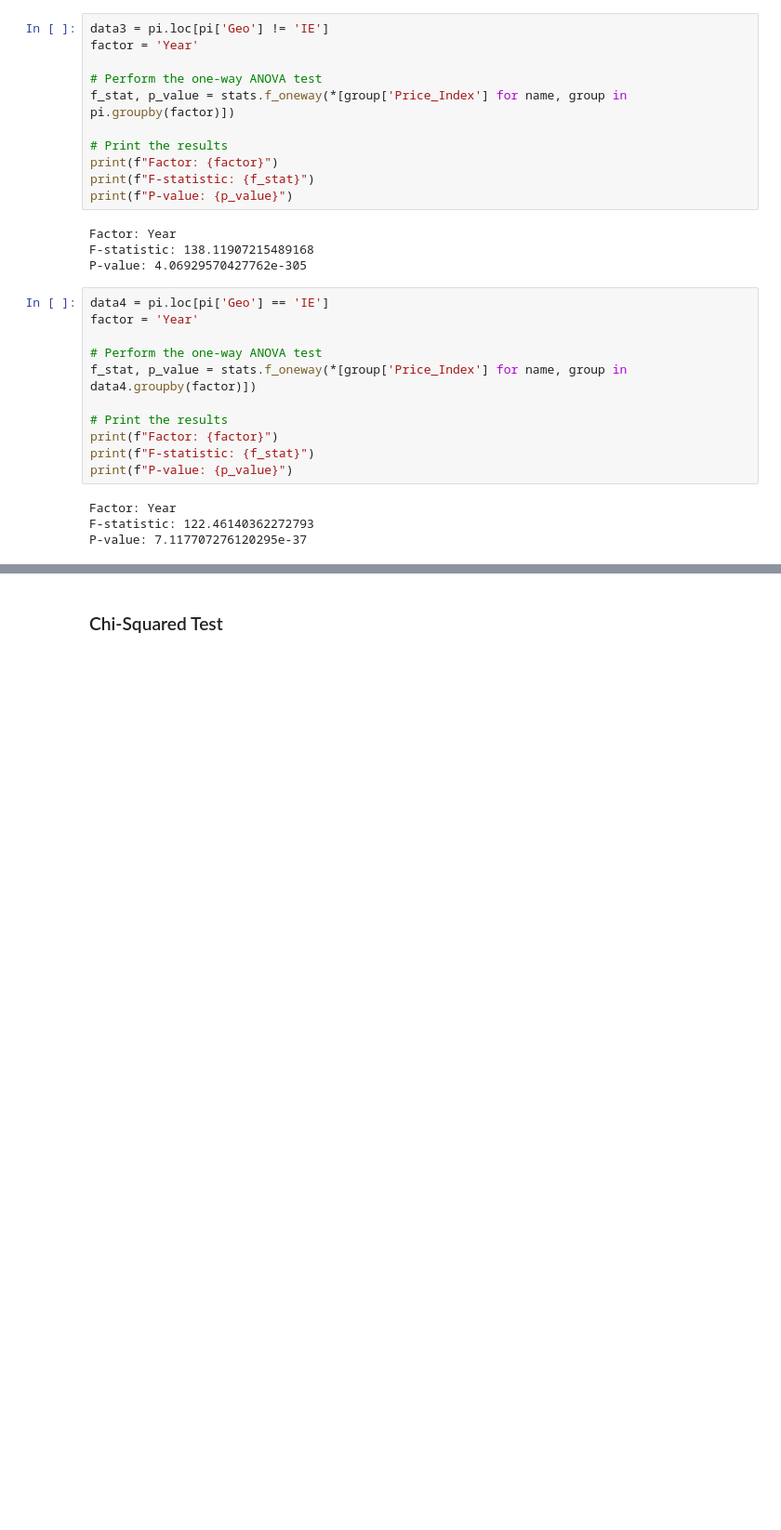
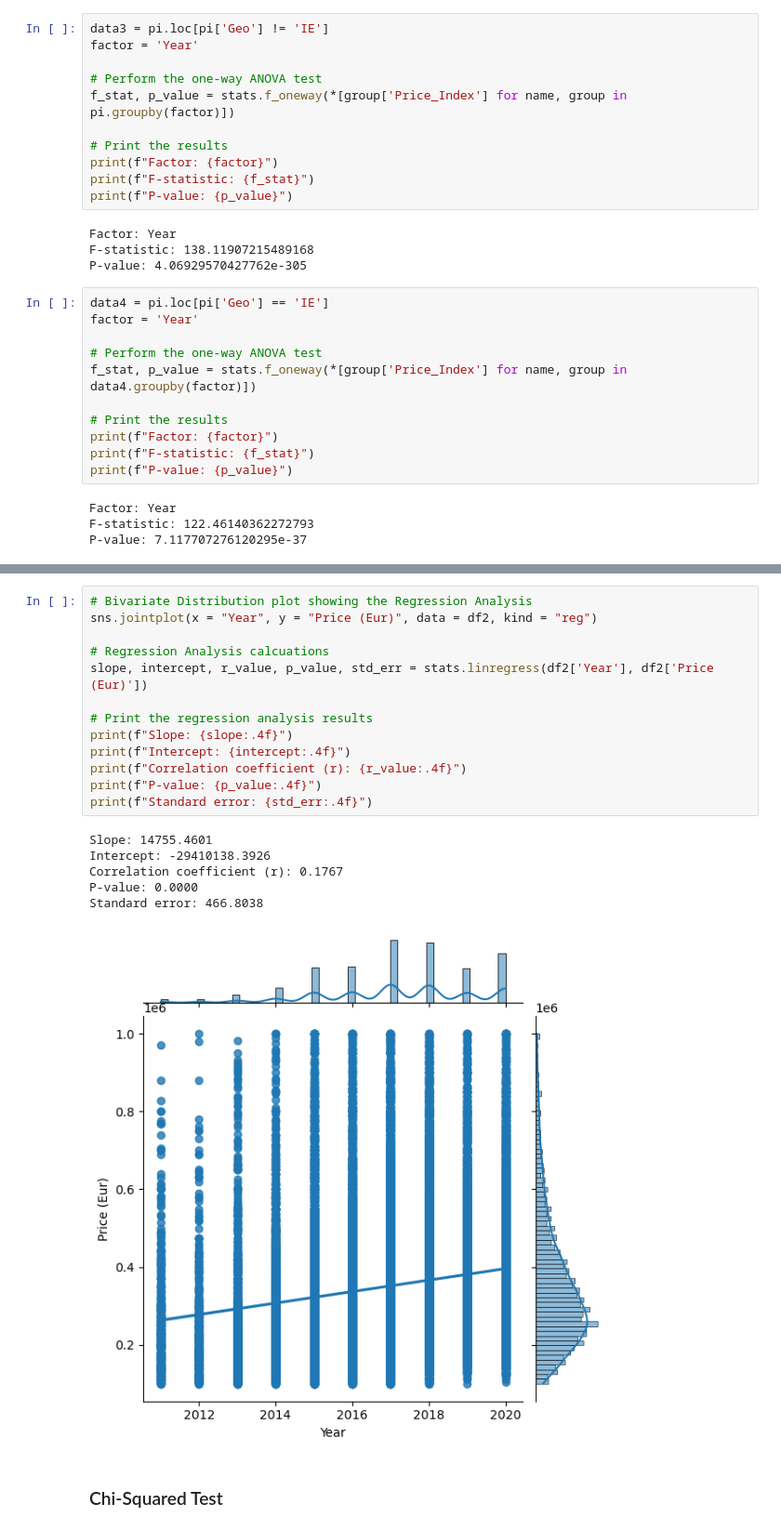
Before and after one commit to sba22232/Sem1CA1Repeatsba22232, a Jupyter notebook: Sem1CA1Repeat/Sem1CA1Repeatsba22232.ipynb, the cells around one changed output, grey strips where cells are left out. Shown at 93% size. Saved outputs shown, nothing was run; the diff lists cells and outputs as text; blank space fills up the shorter version.

```diff
--- a/Sem1CA1Repeat/Sem1CA1Repeatsba22232.ipynb
+++ b/Sem1CA1Repeat/Sem1CA1Repeatsba22232.ipynb
@@ -945,2 +977,22 @@ plt.show()
+# %%
+# Bivariate Distribution plot showing the Regression Analysis
+sns.jointplot(x = "Year", y = "Price (Eur)", data = df2, kind = "reg")
+
+# Regression Analysis calcuations
+slope, intercept, r_value, p_value, std_err = stats.linregress(df2['Year'], df2['Price (Eur)'])
+
+# Print the regression analysis results
+print(f"Slope: {slope:.4f}")
+print(f"Intercept: {intercept:.4f}")
+print(f"Correlation coefficient (r): {r_value:.4f}")
+print(f"P-value: {p_value:.4f}")
+print(f"Standard error: {std_err:.4f}")
+# %% [output]
+Slope: 14755.4601
+Intercept: -29410138.3926
+Correlation coefficient (r): 0.1767
+P-value: 0.0000
+Standard error: 466.8038
+[figure, added]
 # %% [markdown]
 ### Chi-Squared Test
```
Also changed, not shown: parts of 31 cells of this notebook.
